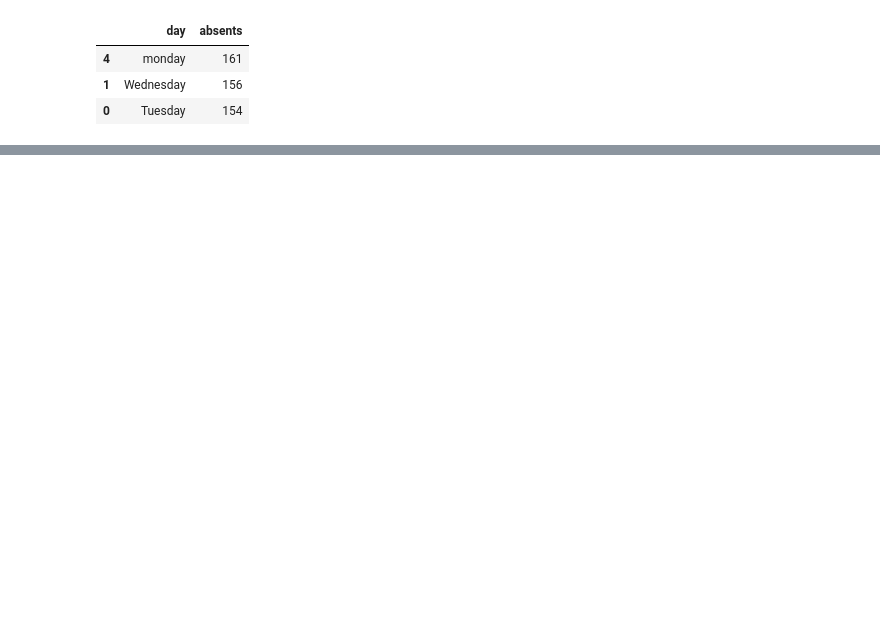
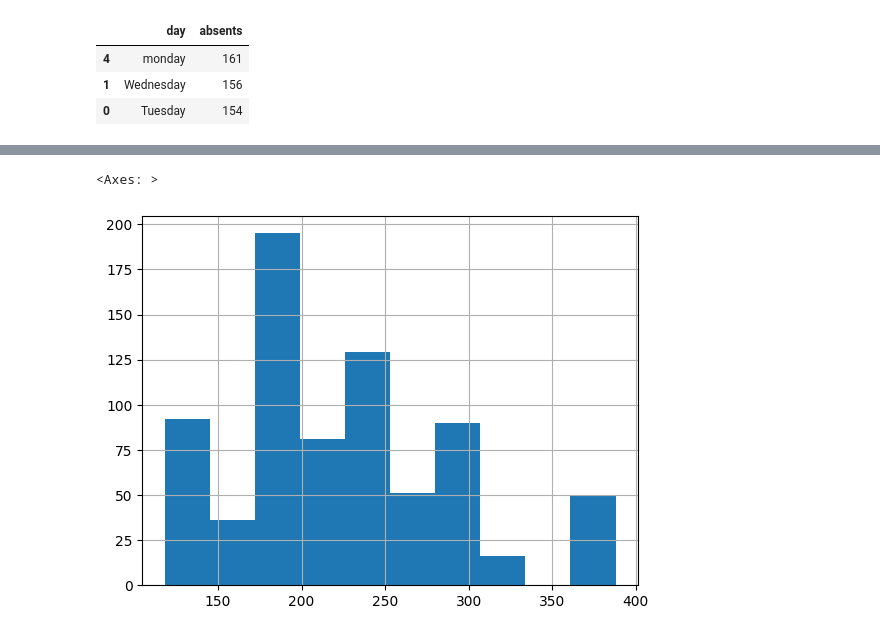
Before and after one commit to mohdshahbaaz059/data-science-project, a Jupyter notebook: Exploratory_Data_Analysis.ipynb, the cells around one changed output, grey strips where cells are left out. Saved outputs shown, nothing was run; the diff lists cells and outputs as text; code cells hidden in the pictures; blank space fills up the shorter version.

```diff
--- a/Exploratory_Data_Analysis.ipynb
+++ b/Exploratory_Data_Analysis.ipynb
@@ -196,0 +313,5 @@ table
+# %%
+df['Transportation expense'].hist()
+# %% [output]
+<Axes: >
+[figure, added]
```
Also changed, not shown: parts of 88 cells of this notebook.
